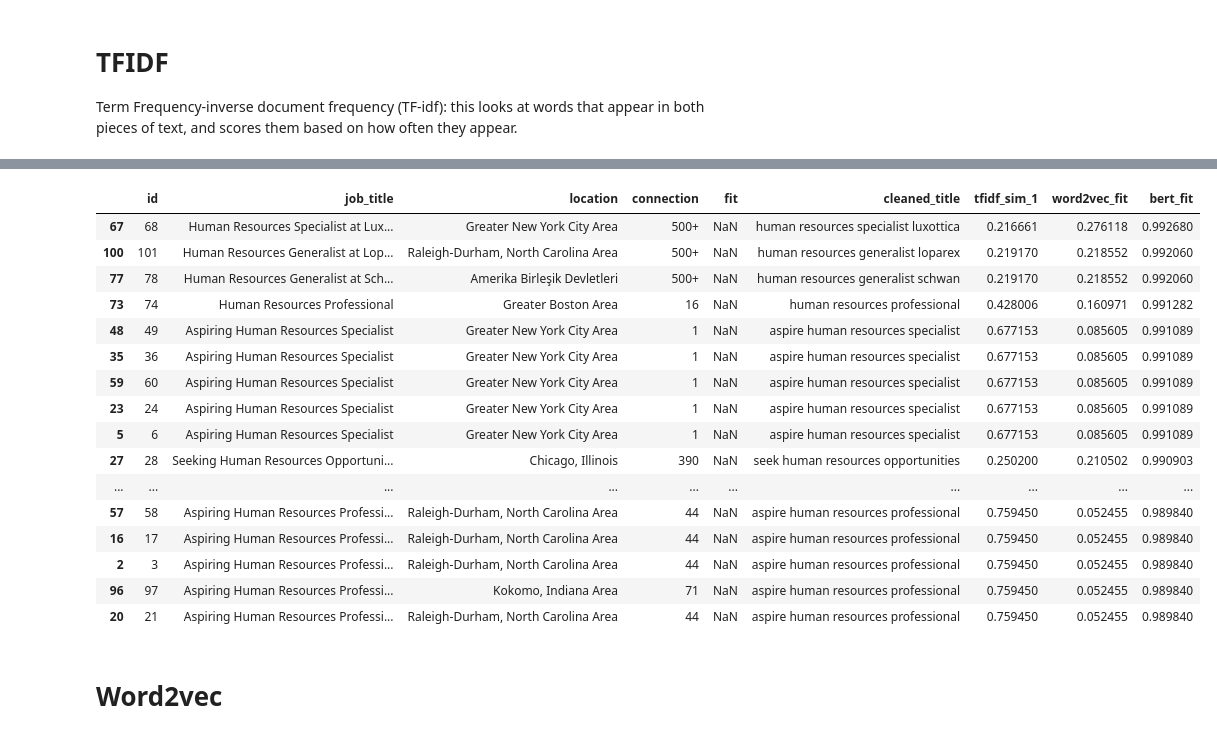
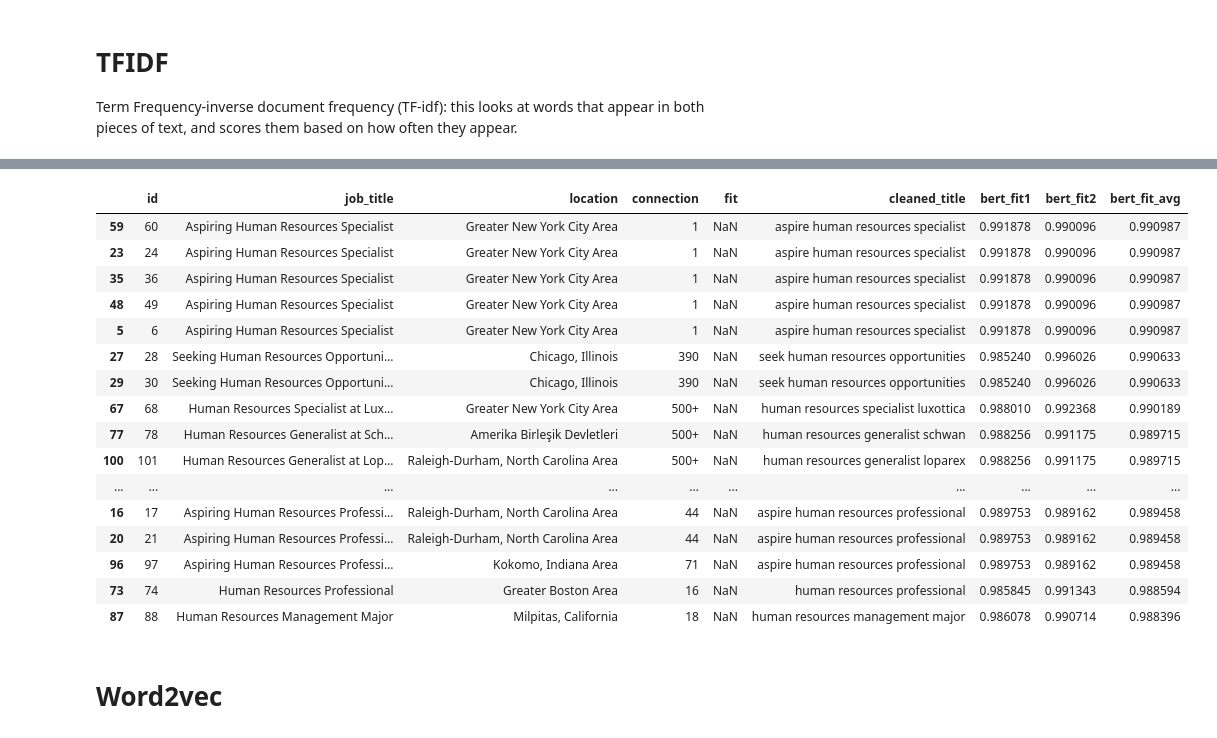
Before and after one commit to simi-I/g39RHzwKROHb58Yy, a Jupyter notebook: Potential Talent.ipynb, the cells around one changed output, grey strips where cells are left out. Cells and saved outputs as stored; diff of their text form; code cells hidden in the pictures.

```diff
--- a/Potential Talent.ipynb
+++ b/Potential Talent.ipynb
@@ -236,7 +311,7 @@ def cleaning_list(df,query):
 
     return clean_list
 # %%
-cleaned_list = cleaning_list(df, 'aspiring human resources')
+cleaned_list = cleaning_list(df, query1, query2)
 # %%
 cleaned_list
 # %% [output]
@@ -270,31 +345,42 @@ Some weights of the model checkpoint at distilbert-base-uncased were not used wh
 - This IS expected if you are initializing DistilBertModel from the checkpoint of a model trained on another task or with another architecture (e.g. initializing a BertForSequenceClassification model  ...
 - This IS NOT expected if you are initializing DistilBertModel from the checkpoint of a model that you expect to be exactly identical (initializing a BertForSequenceClassification model from a BertFor ...
 # %%
-bert_scores = []
-for num in range(len(cleaned_list) - 1):
-    bert_scores.append(1 - spatial.distance.cosine(bert_vectors[-1], bert_vectors[num]))
+# Cosine similarity
 
-df['bert_fit'] = bert_scores
+bert_scores1 = []
+for num in range(len(cleaned_list) - 2):
+    bert_scores1.append(1 - spatial.distance.cosine(bert_vectors[-2], bert_vectors[num]))
+
+bert_scores2 = []
+for num in range(len(cleaned_list) - 2):
+    bert_scores2.append(1 - spatial.distance.cosine(bert_vectors[-1], bert_vectors[num]))
+# %%
+bert_df = df.copy()
+
+bert_df['bert_fit1'] = bert_scores1
+bert_df['bert_fit2'] = bert_scores2
+# %%
+bert_df['bert_fit_avg'] = bert_df.apply(lambda x: (x['bert_fit1'] + x['bert_fit2'])/2, axis=1)
 # %%
-df.sort_values(by='bert_fit', ascending=False).head(20)
+bert_df.sort_values(by='bert_fit_avg', ascending=False).head(20)
 # %% [output]
-|  | id | job_title | location | connection | fit | cleaned_title | tfidf_sim_1 | word2vec_fit | bert_fit |
-| 67 | 68 | Human Resources Specialist at Lux... | Greater New York City Area | 500+ | NaN | human resources specialist luxottica | 0.216661 | 0.276118 | 0.992680 |
-| 100 | 101 | Human Resources Generalist at Lop... | Raleigh-Durham, North Carolina Area | 500+ | NaN | human resources generalist loparex | 0.219170 | 0.218552 | 0.992060 |
-| 77 | 78 | Human Resources Generalist at Sch... | Amerika Birleşik Devletleri | 500+ | NaN | human resources generalist schwan | 0.219170 | 0.218552 | 0.992060 |
-| 73 | 74 | Human Resources Professional | Greater Boston Area | 16 | NaN | human resources professional | 0.428006 | 0.160971 | 0.991282 |
-| 48 | 49 | Aspiring Human Resources Specialist | Greater New York City Area | 1 | NaN | aspire human resources specialist | 0.677153 | 0.085605 | 0.991089 |
-| 35 | 36 | Aspiring Human Resources Specialist | Greater New York City Area | 1 | NaN | aspire human resources specialist | 0.677153 | 0.085605 | 0.991089 |
-| 59 | 60 | Aspiring Human Resources Specialist | Greater New York City Area | 1 | NaN | aspire human resources specialist | 0.677153 | 0.085605 | 0.991089 |
-| 23 | 24 | Aspiring Human Resources Specialist | Greater New York City Area | 1 | NaN | aspire human resources specialist | 0.677153 | 0.085605 | 0.991089 |
-| 5 | 6 | Aspiring Human Resources Specialist | Greater New York City Area | 1 | NaN | aspire human resources specialist | 0.677153 | 0.085605 | 0.991089 |
-| 27 | 28 | Seeking Human Resources Opportuni... | Chicago, Illinois | 390 | NaN | seek human resources opportunities | 0.250200 | 0.210502 | 0.990903 |
+|  | id | job_title | location | connection | fit | cleaned_title | bert_fit1 | bert_fit2 | bert_fit_avg |
+| 59 | 60 | Aspiring Human Resources Specialist | Greater New York City Area | 1 | NaN | aspire human resources specialist | 0.991878 | 0.990096 | 0.990987 |
+| 23 | 24 | Aspiring Human Resources Specialist | Greater New York City Area | 1 | NaN | aspire human resources specialist | 0.991878 | 0.990096 | 0.990987 |
+| 35 | 36 | Aspiring Human Resources Specialist | Greater New York City Area | 1 | NaN | aspire human resources specialist | 0.991878 | 0.990096 | 0.990987 |
+| 48 | 49 | Aspiring Human Resources Specialist | Greater New York City Area | 1 | NaN | aspire human resources specialist | 0.991878 | 0.990096 | 0.990987 |
+| 5 | 6 | Aspiring Human Resources Specialist | Greater New York City Area | 1 | NaN | aspire human resources specialist | 0.991878 | 0.990096 | 0.990987 |
+| 27 | 28 | Seeking Human Resources Opportuni... | Chicago, Illinois | 390 | NaN | seek human resources opportunities | 0.985240 | 0.996026 | 0.990633 |
+| 29 | 30 | Seeking Human Resources Opportuni... | Chicago, Illinois | 390 | NaN | seek human resources opportunities | 0.985240 | 0.996026 | 0.990633 |
+| 67 | 68 | Human Resources Specialist at Lux... | Greater New York City Area | 500+ | NaN | human resources specialist luxottica | 0.988010 | 0.992368 | 0.990189 |
+| 77 | 78 | Human Resources Generalist at Sch... | Amerika Birleşik Devletleri | 500+ | NaN | human resources generalist schwan | 0.988256 | 0.991175 | 0.989715 |
+| 100 | 101 | Human Resources Generalist at Lop... | Raleigh-Durham, North Carolina Area | 500+ | NaN | human resources generalist loparex | 0.988256 | 0.991175 | 0.989715 |
 | ... | ... | ... | ... | ... | ... | ... | ... | ... | ... |
-| 57 | 58 | Aspiring Human Resources Professi... | Raleigh-Durham, North Carolina Area | 44 | NaN | aspire human resources professional | 0.759450 | 0.052455 | 0.989840 |
-| 16 | 17 | Aspiring Human Resources Professi... | Raleigh-Durham, North Carolina Area | 44 | NaN | aspire human resources professional | 0.759450 | 0.052455 | 0.989840 |
-| 2 | 3 | Aspiring Human Resources Professi... | Raleigh-Durham, North Carolina Area | 44 | NaN | aspire human resources professional | 0.759450 | 0.052455 | 0.989840 |
-| 96 | 97 | Aspiring Human Resources Professi... | Kokomo, Indiana Area | 71 | NaN | aspire human resources professional | 0.759450 | 0.052455 | 0.989840 |
-| 20 | 21 | Aspiring Human Resources Professi... | Raleigh-Durham, North Carolina Area | 44 | NaN | aspire human resources professional | 0.759450 | 0.052455 | 0.989840 |
+| 16 | 17 | Aspiring Human Resources Professi... | Raleigh-Durham, North Carolina Area | 44 | NaN | aspire human resources professional | 0.989753 | 0.989162 | 0.989458 |
+| 20 | 21 | Aspiring Human Resources Professi... | Raleigh-Durham, North Carolina Area | 44 | NaN | aspire human resources professional | 0.989753 | 0.989162 | 0.989458 |
+| 96 | 97 | Aspiring Human Resources Professi... | Kokomo, Indiana Area | 71 | NaN | aspire human resources professional | 0.989753 | 0.989162 | 0.989458 |
+| 73 | 74 | Human Resources Professional | Greater Boston Area | 16 | NaN | human resources professional | 0.985845 | 0.991343 | 0.988594 |
+| 87 | 88 | Human Resources Management Major | Milpitas, California | 18 | NaN | human resources management major | 0.986078 | 0.990714 | 0.988396 |
 # %% [markdown]
 # Word2vec
 # %%
```
Also changed, not shown: parts of 64 cells of this notebook.
